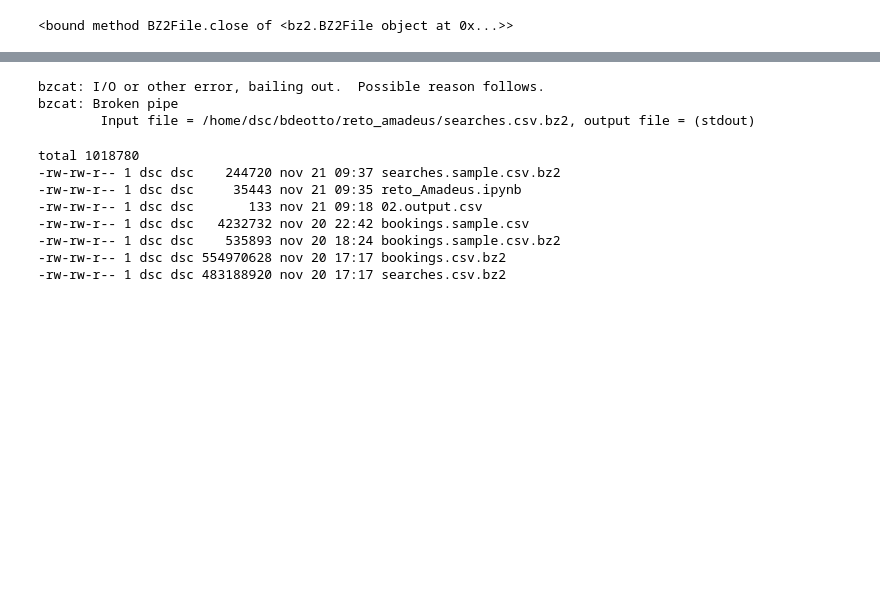
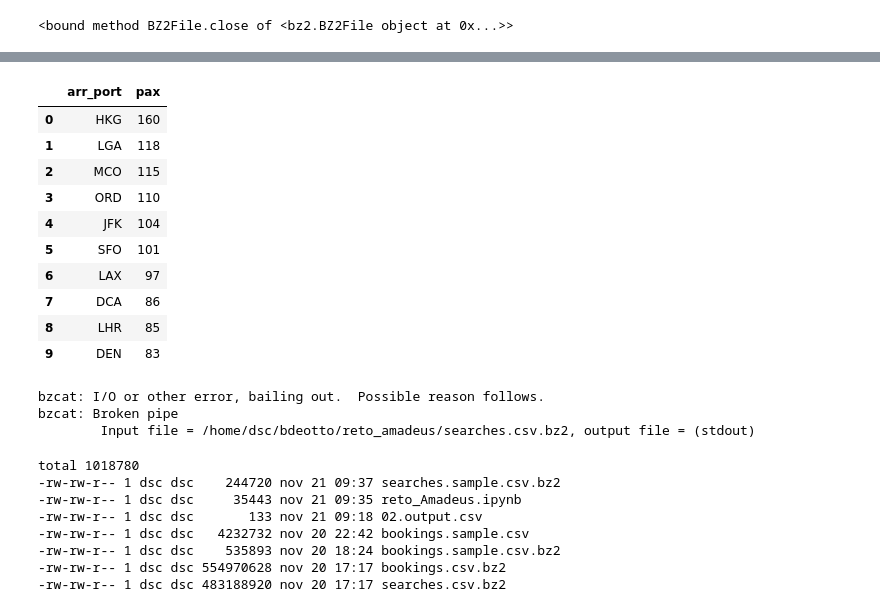
Before and after one commit to bdeotto/reto_Amadeus, a Jupyter notebook: reto_Amadeus.ipynb, the cells around one changed output, grey strips where cells are left out. Saved outputs shown, nothing was run; the diff lists cells and outputs as text; code cells hidden in the pictures; blank space fills up the shorter version.

```diff
--- a/reto_Amadeus.ipynb
+++ b/reto_Amadeus.ipynb
@@ -274,5 +551,22 @@ top_bookings
 # %%
 top_bookings.to_csv('02.out.csv',sep='^')
+# %%
+# Inspección:
+
+df=pd.read_csv('02.out.csv',sep='^')
+df.head(10)
+# %% [output]
+|  | arr_port | pax |
+| 0 | HKG | 160 |
+| 1 | LGA | 118 |
+| 2 | MCO | 115 |
+| 3 | ORD | 110 |
+| 4 | JFK | 104 |
+| 5 | SFO | 101 |
+| 6 | LAX | 97 |
+| 7 | DCA | 86 |
+| 8 | LHR | 85 |
+| 9 | DEN | 83 |
 # %%
 # Exercise 3. Sample file para searches:
 ! bzcat /home/dsc/bdeotto/reto_amadeus/searches.csv.bz2 | head -n 10000 > searches.sample.csv
```
Also changed, not shown: parts of 83 cells of this notebook, 1 other file.
